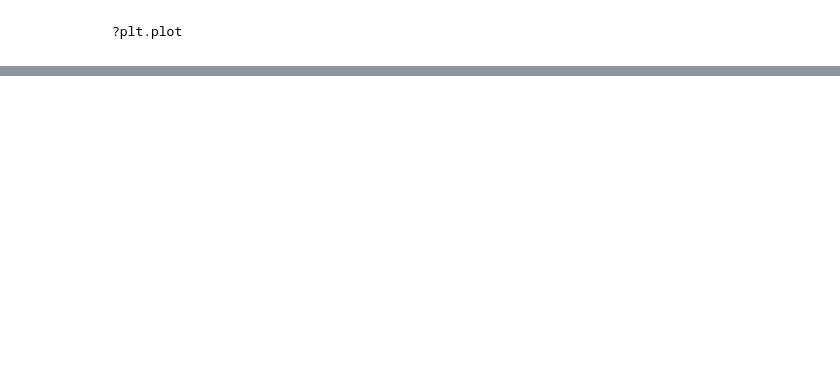
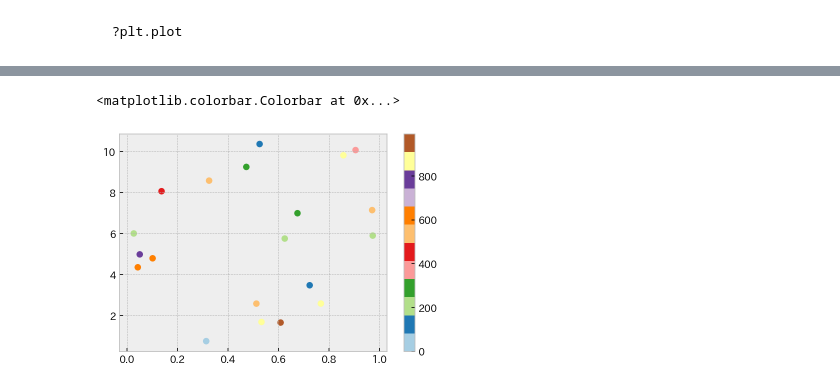
Before and after one commit to yukiohmiya/juno-site-packages, a Jupyter notebook: Introduction_to_Matplotlib.ipynb, the cells around one changed output, grey strips where cells are left out. Saved outputs shown, nothing was run; the diff lists cells and outputs as text; code cells hidden in the pictures; blank space fills up the shorter version.

```diff
--- a/Introduction_to_Matplotlib.ipynb
+++ b/Introduction_to_Matplotlib.ipynb
@@ -155,0 +153,10 @@ mpl.style.use
+# %%
+z = np.random.randint(1000, size=20)
+plt.scatter(np.random.rand(20),
+            np.random.rand(20).cumsum(),
+            c=z,
+            cmap='Paired')
+plt.colorbar()
+# %% [output]
+<matplotlib.colorbar.Colorbar at 0x...>
+[figure, added]
```
Also changed, not shown: parts of 29 cells of this notebook, 1 other file.
